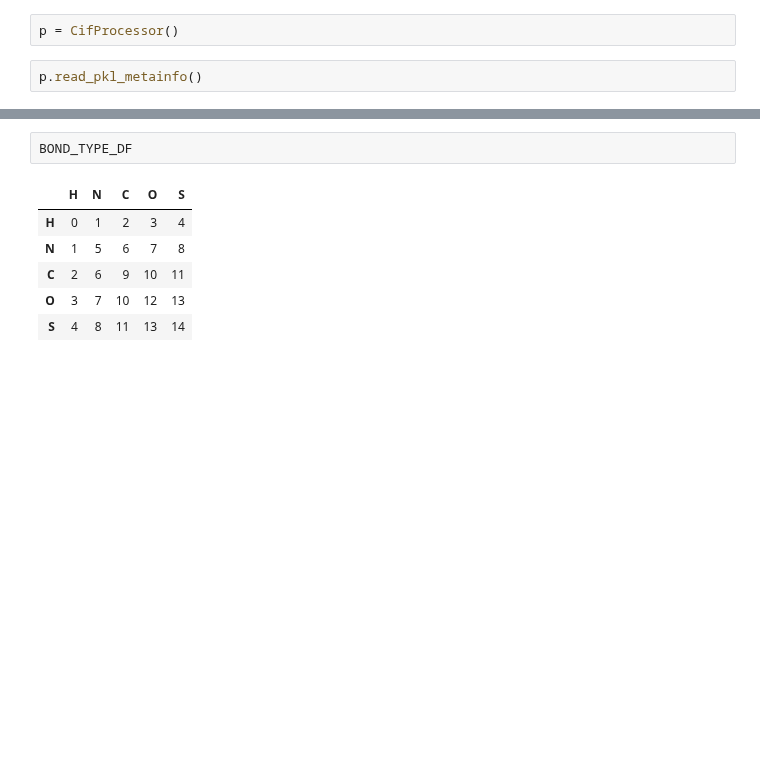
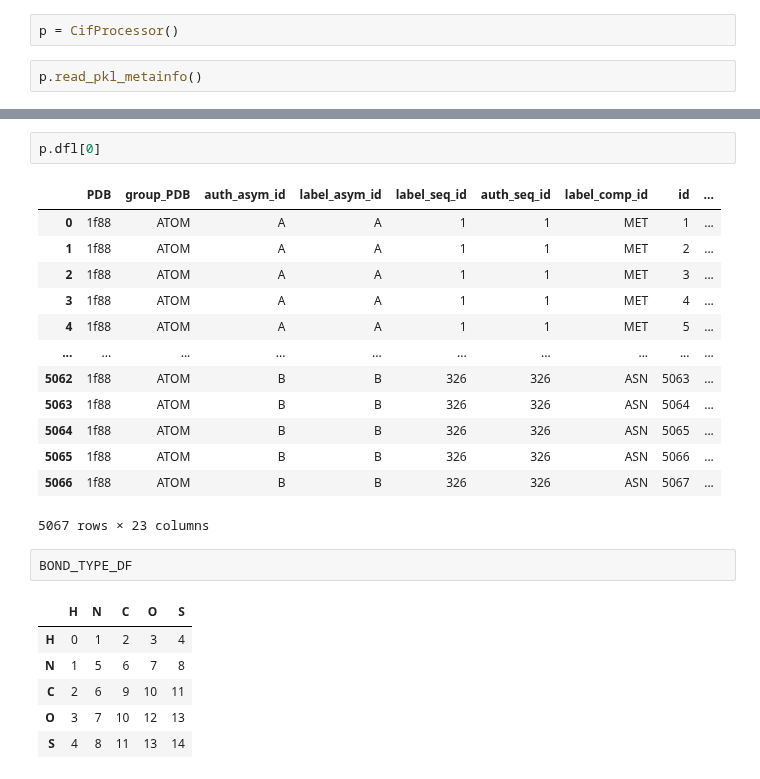
Before and after one commit to flurinh/mt, a Jupyter notebook: GraphProcessor.ipynb, the cells around one changed output, grey strips where cells are left out. Saved outputs shown, nothing was run; the diff lists cells and outputs as text; blank space fills up the shorter version.

```diff
--- a/GraphProcessor.ipynb
+++ b/GraphProcessor.ipynb
@@ -29,3 +45,19 @@ Reading files with generic numbers on receptors and gproteins.
+# %%
+p.dfl[0]
+# %% [output]
+|  | PDB | group_PDB | auth_asym_id | label_asym_id | label_seq_id | auth_seq_id | label_comp_id | id | ... |
+| 0 | 1f88 | ATOM | A | A | 1 | 1 | MET | 1 | ... |
+| 1 | 1f88 | ATOM | A | A | 1 | 1 | MET | 2 | ... |
+| 2 | 1f88 | ATOM | A | A | 1 | 1 | MET | 3 | ... |
+| 3 | 1f88 | ATOM | A | A | 1 | 1 | MET | 4 | ... |
+| 4 | 1f88 | ATOM | A | A | 1 | 1 | MET | 5 | ... |
+| ... | ... | ... | ... | ... | ... | ... | ... | ... | ... |
+| 5062 | 1f88 | ATOM | B | B | 326 | 326 | ASN | 5063 | ... |
+| 5063 | 1f88 | ATOM | B | B | 326 | 326 | ASN | 5064 | ... |
+| 5064 | 1f88 | ATOM | B | B | 326 | 326 | ASN | 5065 | ... |
+| 5065 | 1f88 | ATOM | B | B | 326 | 326 | ASN | 5066 | ... |
+| 5066 | 1f88 | ATOM | B | B | 326 | 326 | ASN | 5067 | ... |
+5067 rows × 23 columns
 # %%
 BOND_TYPE_DF
 # %% [output]
```
Also changed, not shown: parts of 25 cells of this notebook.
